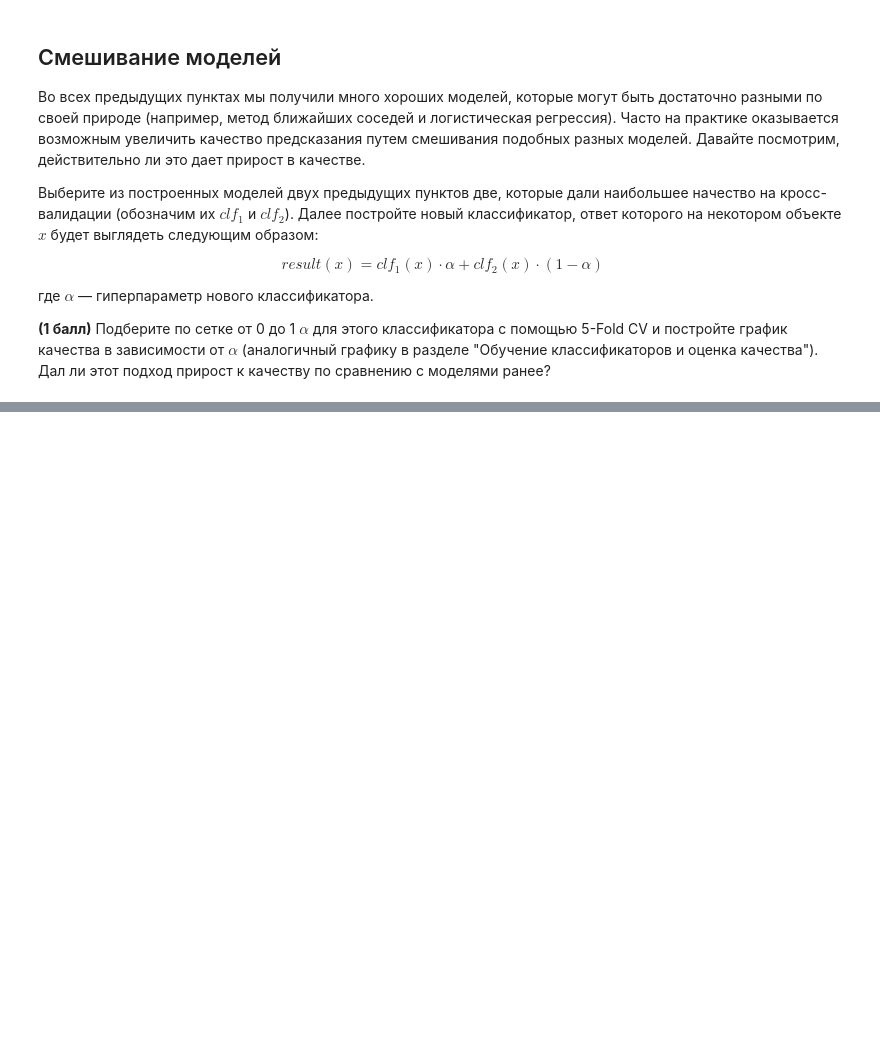
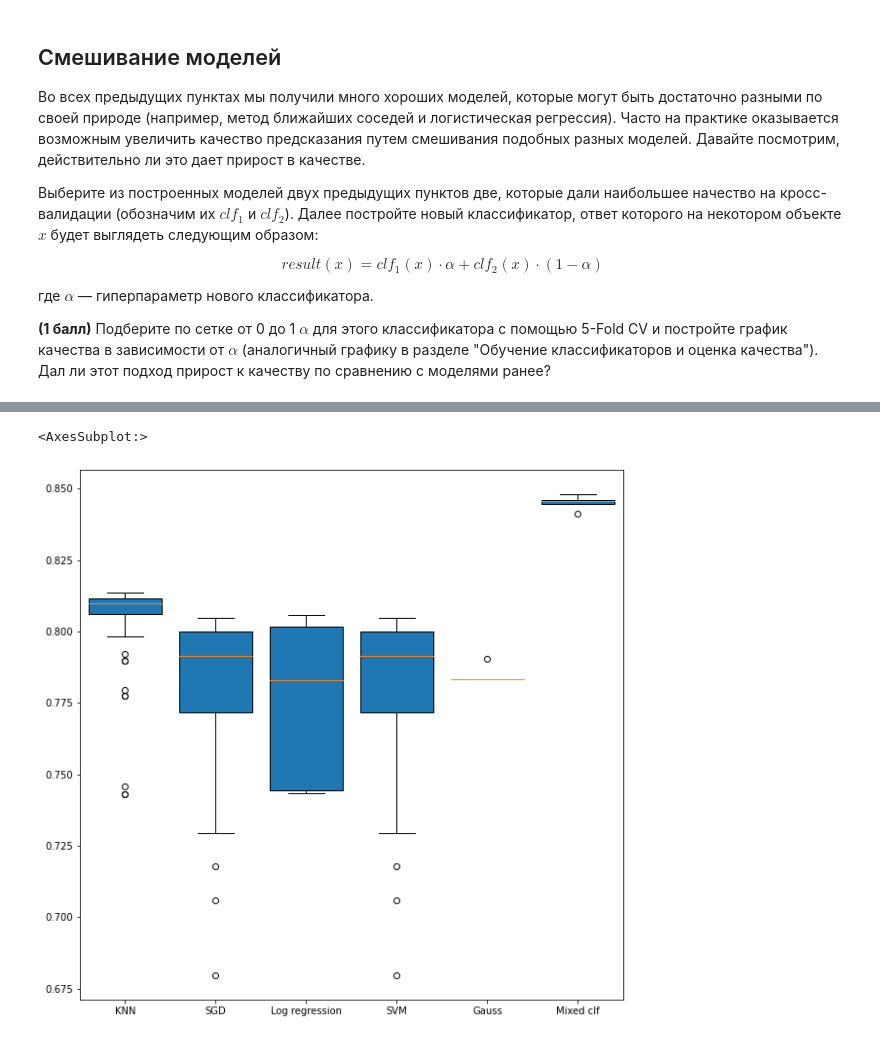
Before and after one commit to disimhot/DPO_ML_Spring2022, a Jupyter notebook: Занятие 7/hometask_4.ipynb, the cells around one changed output, grey strips where cells are left out. Cells and saved outputs as stored; diff of their text form; code cells hidden in the pictures; blank space fills up the shorter version.

```diff
--- a/Занятие 7/hometask_4.ipynb
+++ b/Занятие 7/hometask_4.ipynb
@@ -438,0 +634,18 @@ $$result(x) = clf_1(x) \cdot \alpha + clf_2(x) \cdot (1 - \alpha)$$
+# %%
+my_dict = {
+    'KNN': knn_grid_n.cv_results_['mean_test_score'],
+    'SGD': grid_sgd_n.cv_results_['mean_test_score'],
+    'Log regression': grid_lr_n.cv_results_['mean_test_score'],
+    'SVM': grid_sgd_n.cv_results_['mean_test_score'],
+    'Gauss': grid_gs_n.cv_results_['mean_test_score'],
+    'Mixed clf': vclf_grid.cv_results_['mean_test_score'],
+        }
+
+fig, ax = plt.subplots(figsize=(10, 10))
+
+ax.boxplot(my_dict.values(), widths = 0.8, patch_artist = True)
+ax.set_xticklabels(my_dict.keys())
+ax
+# %% [output]
+<AxesSubplot:>
+[figure, added]
```
Also changed, not shown: parts of 36 cells of this notebook.
